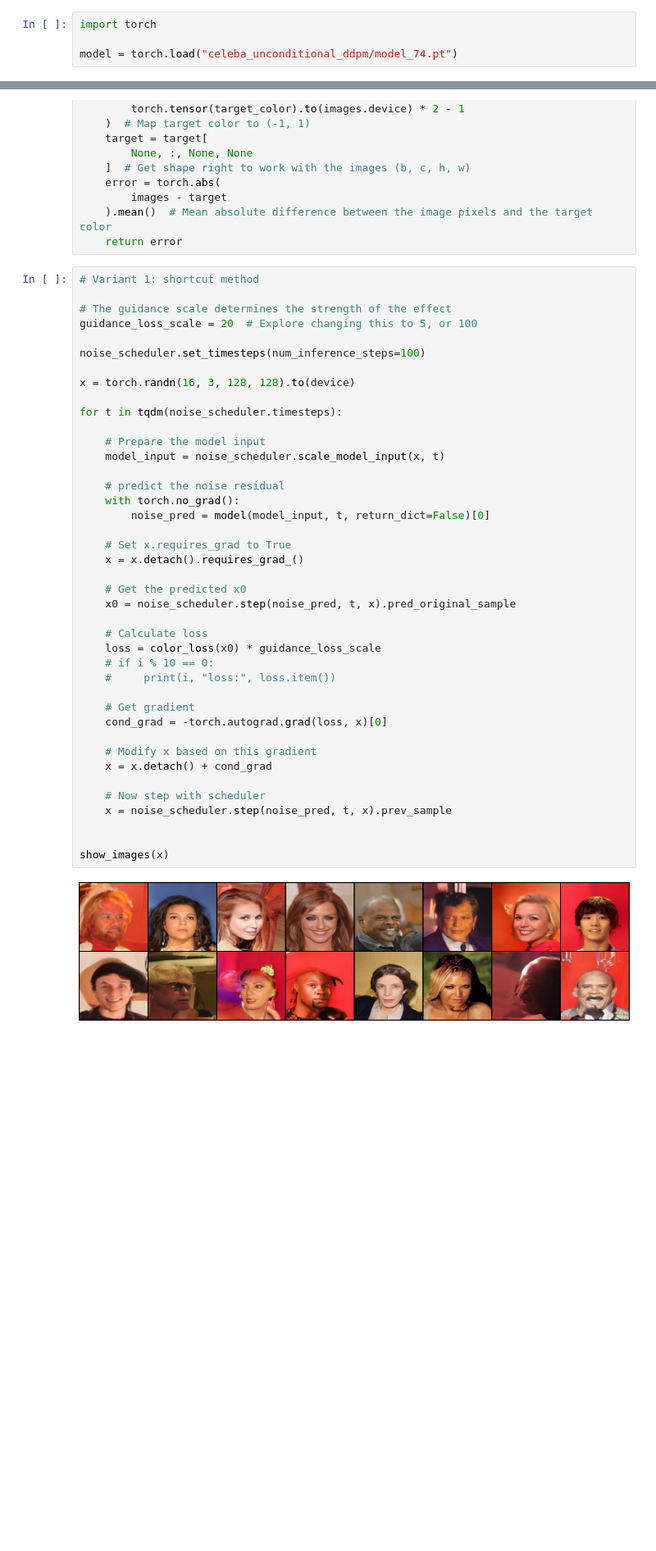
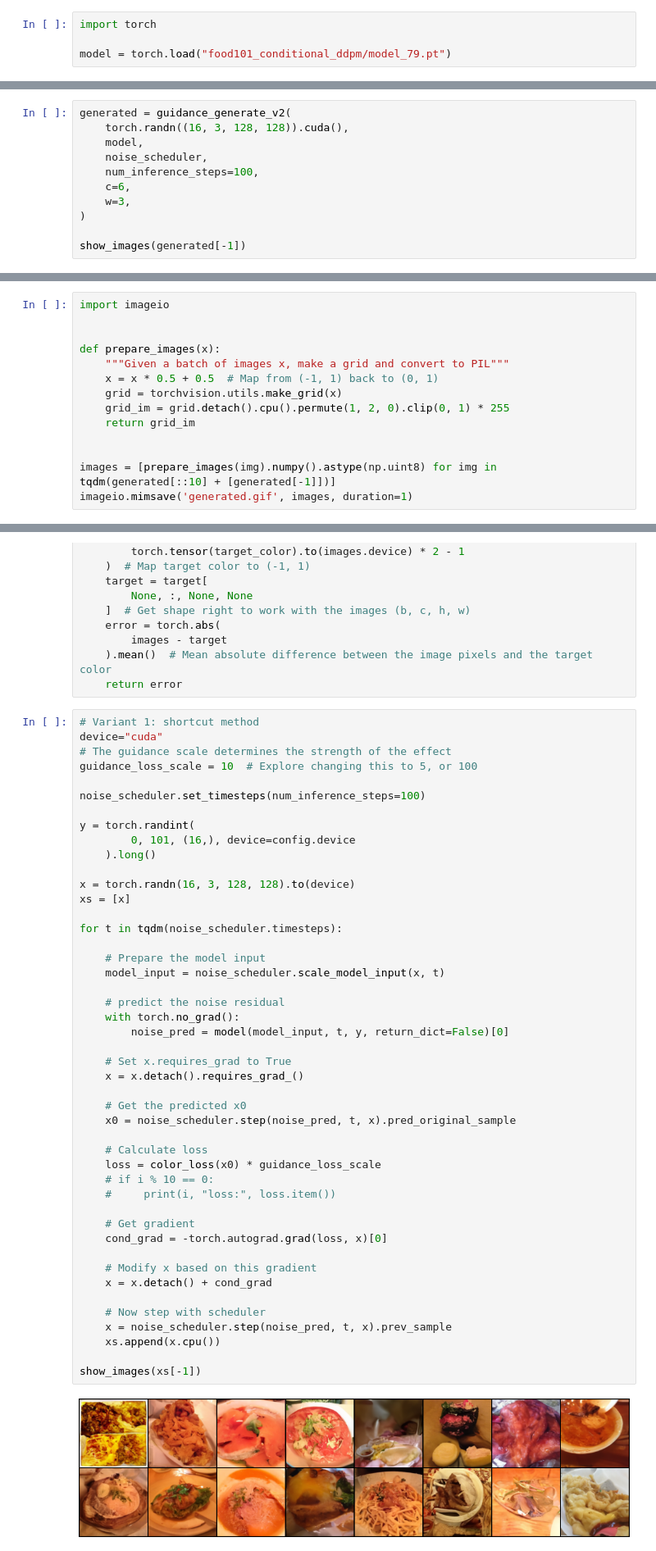
Before and after one commit to leffff/adversarial-diffusion-distillation, a Jupyter notebook: inference.ipynb, the cells around one changed output, grey strips where cells are left out. Shown at 82% size. Cells and saved outputs as stored; diff of their text form; blank space fills up the shorter version.

Commit message:
updated DDPM pipeline, and inference pipeline

```diff
--- a/inference.ipynb
+++ b/inference.ipynb
@@ -80,7 +70,7 @@ train_dataloader = torch.utils.data.DataLoader(
 # %%
 import torch
 
-model = torch.load("celeba_unconditional_ddpm/model_74.pt")
+model = torch.load("food101_conditional_ddpm/model_79.pt")
 # %%
 from diffusers import DDPMPipeline, DDPMScheduler
 from tqdm.auto import tqdm
@@ -162,0 +258,11 @@ show_images(generated)
+# %%
+generated = guidance_generate_v2(
+    torch.randn((16, 3, 128, 128)).cuda(),
+    model,
+    noise_scheduler,
+    num_inference_steps=100,
+    c=6,
+    w=3,
+)
+
+show_images(generated[-1])
@@ -163,3 +271,17 @@ show_images(generated)
+# %%
+import imageio
+
+
+def prepare_images(x):
+    """Given a batch of images x, make a grid and convert to PIL"""
+    x = x * 0.5 + 0.5  # Map from (-1, 1) back to (0, 1)
+    grid = torchvision.utils.make_grid(x)
+    grid_im = grid.detach().cpu().permute(1, 2, 0).clip(0, 1) * 255
+    return grid_im
+
+
+images = [prepare_images(img).numpy().astype(np.uint8) for img in tqdm(generated[::10] + [generated[-1]])]
+imageio.mimsave('generated.gif', images, duration=1)
 # %% [markdown]
 # Color Guidance
 # %%
@@ -178,44 +300,49 @@ def color_loss(images, target_color=(0.9, 0.2, 0.2)):
     return error
 # %%
 # Variant 1: shortcut method
-
+device="cuda"
 # The guidance scale determines the strength of the effect
-guidance_loss_scale = 20  # Explore changing this to 5, or 100
+guidance_loss_scale = 10  # Explore changing this to 5, or 100
 
 noise_scheduler.set_timesteps(num_inference_steps=100)
 
+y = torch.randint(
+        0, 101, (16,), device=config.device
+    ).long()
+
 x = torch.randn(16, 3, 128, 128).to(device)
+xs = [x]
 
 for t in tqdm(noise_scheduler.timesteps):
 
     # Prepare the model input
     model_input = noise_scheduler.scale_model_input(x, t)
 
     # predict the noise residual
     with torch.no_grad():
-        noise_pred = model(model_input, t, return_dict=False)[0]
+        noise_pred = model(model_input, t, y, return_dict=False)[0]
 
     # Set x.requires_grad to True
     x = x.detach().requires_grad_()
 
     # Get the predicted x0
     x0 = noise_scheduler.step(noise_pred, t, x).pred_original_sample
 
     # Calculate loss
     loss = color_loss(x0) * guidance_loss_scale
     # if i % 10 == 0:
     #     print(i, "loss:", loss.item())
 
     # Get gradient
     cond_grad = -torch.autograd.grad(loss, x)[0]
 
     # Modify x based on this gradient
     x = x.detach() + cond_grad
 
     # Now step with scheduler
     x = noise_scheduler.step(noise_pred, t, x).prev_sample
+    xs.append(x.cpu())
 
-
-show_images(x)
+show_images(xs[-1])
 # %% [output]
-[figure, old version]
+[figure, new version]
```
Also changed, not shown: parts of 16 cells of this notebook, 1 other file.
